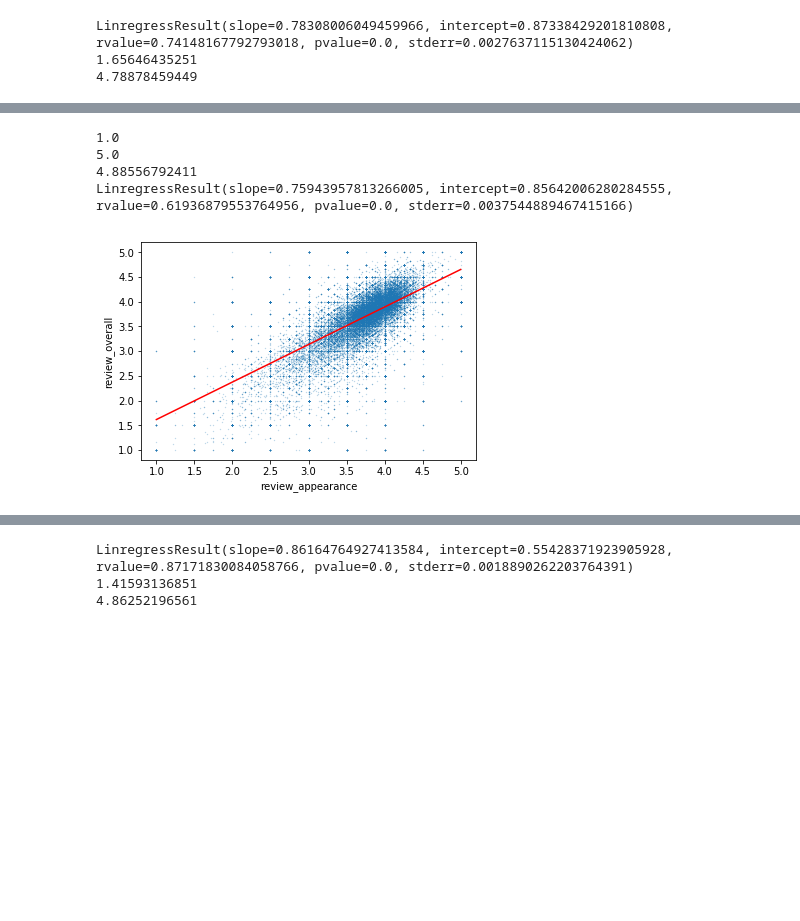
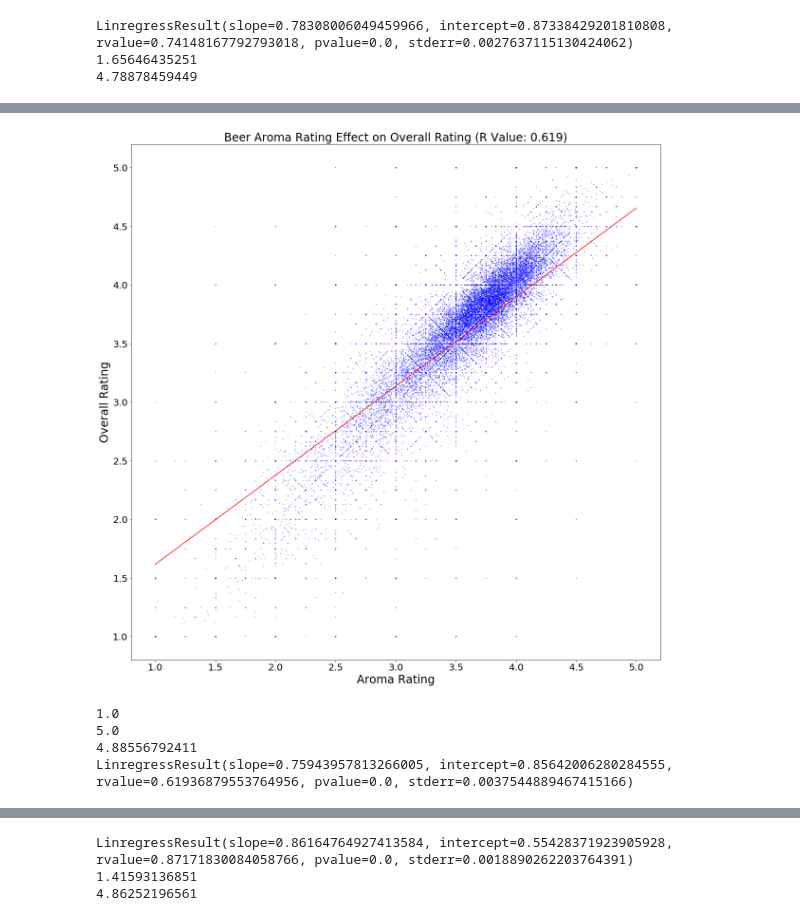
Before and after one commit to kreitlerj/Beer-Data-Project, a Jupyter notebook: Scatters_Lingwall.ipynb, the cells around one changed output, grey strips where cells are left out. Drawn from its saved outputs; the diff is of its cells as text; code cells hidden in the pictures; blank space fills up the shorter version.

```diff
--- a/Scatters_Lingwall.ipynb
+++ b/Scatters_Lingwall.ipynb
@@ -126,3 +148,19 @@ plt.show()
+# %%
+r = numpy.round(ar[2], 3)
+
+plt.figure(figsize=(20,20))
+plt.title(f'Beer Aroma Rating Effect on Overall Rating (R Value: {r})', fontsize=24)
+plt.xlabel('Aroma Rating', fontsize=24)
+plt.ylabel('Overall Rating', fontsize=24)
+plt.xticks(fontsize=20)
+plt.yticks(fontsize=20)
+plt.scatter(beer_df.review_palate, beer_df.review_overall, s=.5, alpha=.7, color='blue')
+#beer_df.plot.scatter('review_aroma', 'review_overall', s=.1, alpha=.4 )
+plt.plot([aroma_min,aroma_max],[a1,a2], 'r-')
+plt.savefig('aroma.png', bbox_inches="tight")
+plt.show()
+# %% [output]
+[figure, added]
 # %%
 #appearance
 
@@ -150,10 +188,3 @@ print(ar)
 5.0
 4.88556792411
 LinregressResult(slope=0.75943957813266005, intercept=0.85642006280284555, rvalue=0.61936879553764956, pvalue=0.0, stderr=0.0037544889467415166)
-# %%
-beer_df.plot.scatter('review_appearance', 'review_overall', s=.1, alpha=.4 )
-plt.plot([app_min, app_max],[a1,a2],'r-') #this way?
-plt.savefig('appearance.png', bbox_inches="tight")
-plt.show()
-# %% [output]
-[figure, removed]
```
Also changed, not shown: parts of 10 cells of this notebook, 10 other files.
